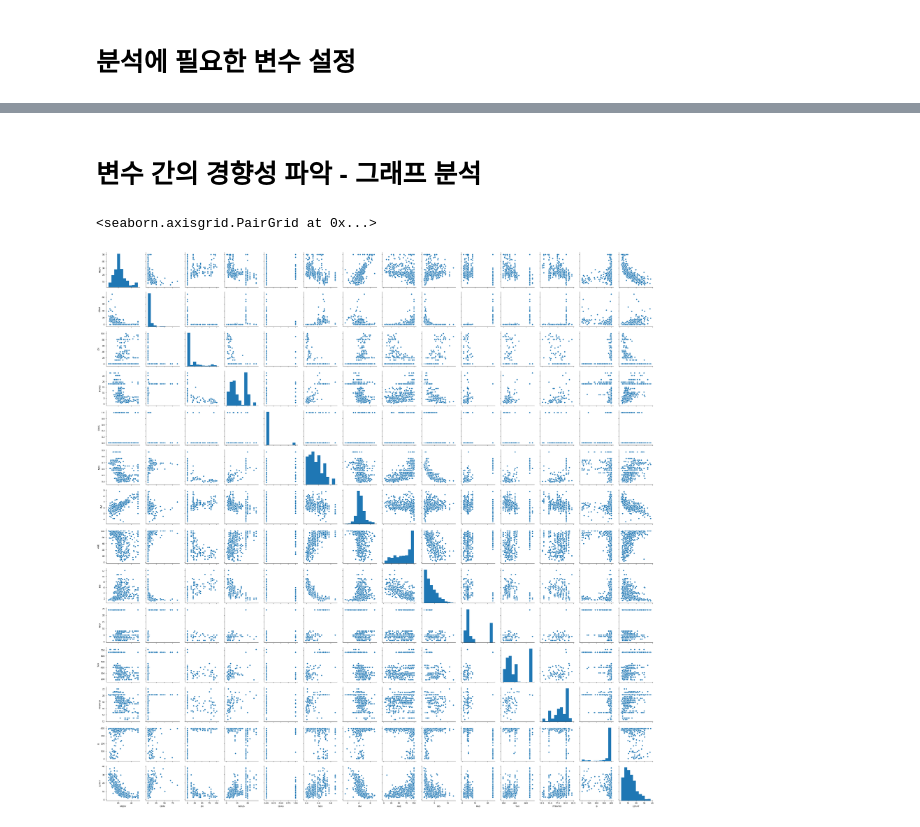
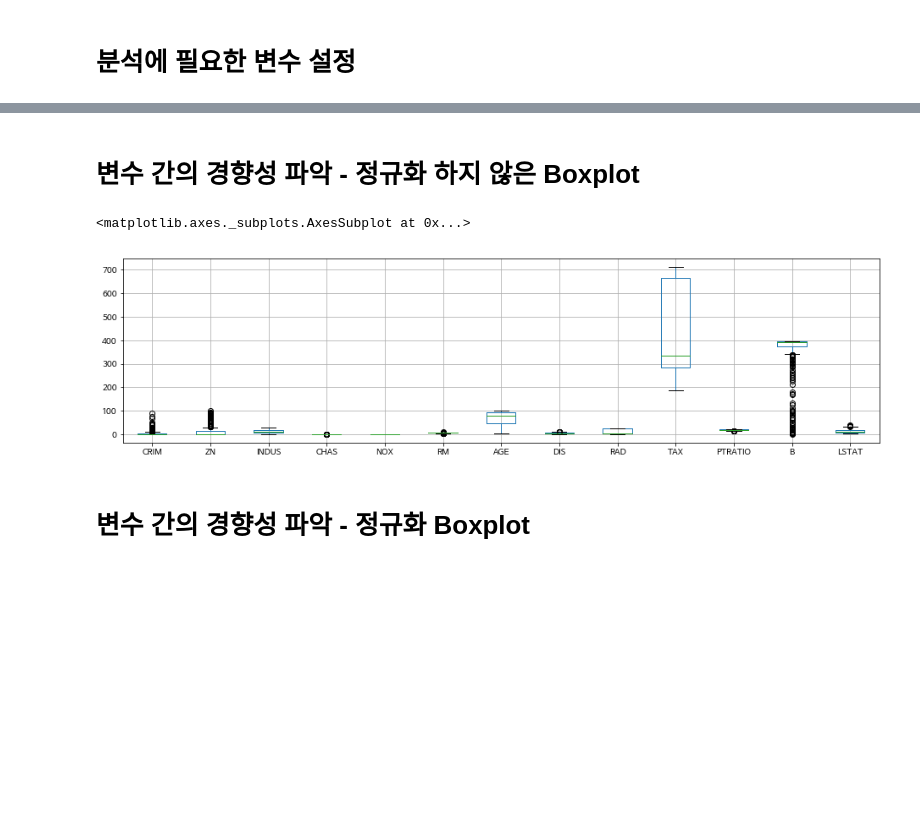
Before and after one commit to b8goal/PIRL-AI-Big-Data, a Jupyter notebook: 데이터분석/2019_01_31 보스턴_집값예측.ipynb, the cells around one changed output, grey strips where cells are left out. Drawn from its saved outputs; the diff is of its cells as text; code cells hidden in the pictures; blank space fills up the shorter version.

```diff
--- a/데이터분석/2019_01_31 보스턴_집값예측.ipynb
+++ b/데이터분석/2019_01_31 보스턴_집값예측.ipynb
@@ -76,7 +69,9 @@ ds_house_x.head()
+# %% [markdown]
+# 변수 간의 경향성 파악 - 정규화 하지 않은 Boxplot
+# %%
+ds_house_x.boxplot(figsize=(16,4))
+# %% [output]
+<matplotlib.axes._subplots.AxesSubplot at 0x...>
+[figure, added]
 # %% [markdown]
-# 변수 간의 경향성 파악 - 그래프 분석
+# 변수 간의 경향성 파악 - 정규화 Boxplot
-# %%
-sns.pairplot(ds_house)
-# %% [output]
-<seaborn.axisgrid.PairGrid at 0x...>
-[figure, removed]
```
Also changed, not shown: parts of 32 cells of this notebook.
